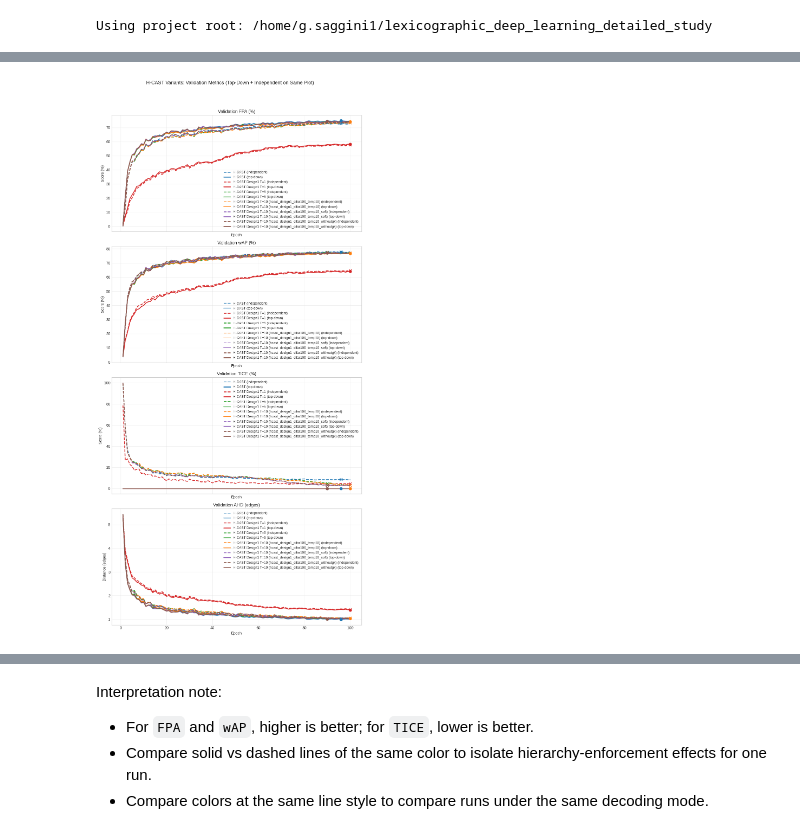
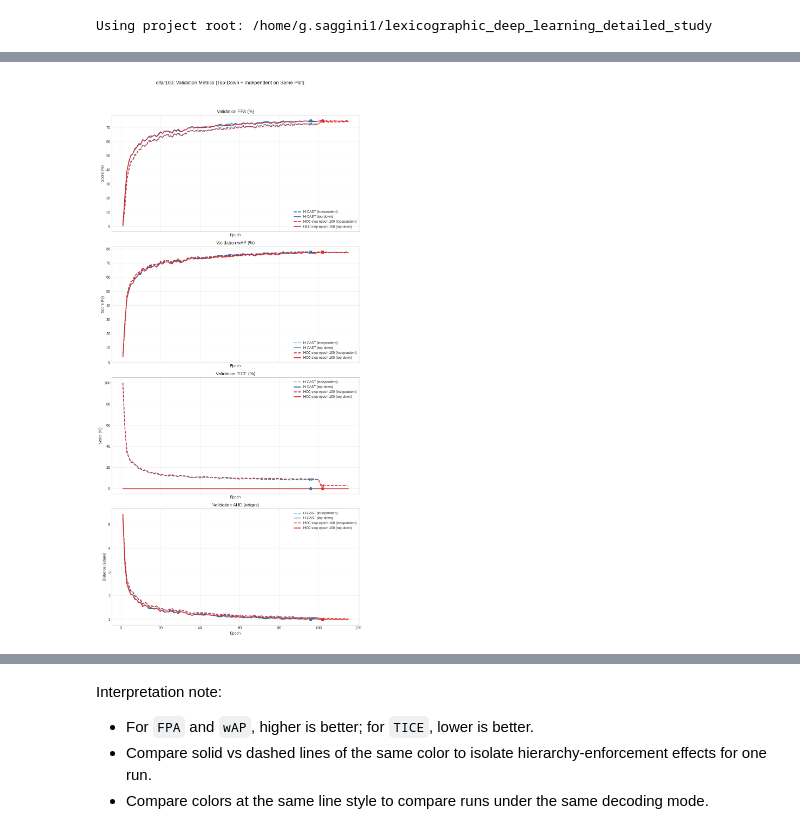
Before and after one commit to Gianma23/lexicographic_deep_learning_detailed_study, a Jupyter notebook: notebooks/hcast_analysis.ipynb, the cells around one changed output, grey strips where cells are left out. Cells and saved outputs as stored; diff of their text form; code cells hidden in the pictures.

```diff
--- a/notebooks/hcast_analysis.ipynb
+++ b/notebooks/hcast_analysis.ipynb
@@ -393,56 +531,61 @@ Metrics shown: `FPA`, `wAP`, and `TICE`.
 # %%
 metric_families = [
     ('fpa', 'Validation FPA (%)', True),
     ('weighted_ap', 'Validation wAP (%)', True),
     ('tice', 'Validation TICE (%)', True),
     ('ahd', 'Validation AHD (edges)', False),
 ]
 mode_specs = [
     ('independent', '--', 'independent', 'x'),
     ('topdown', '-', 'top-down', 'o'),
 ]
 
-fig, axes = plt.subplots(len(metric_families), 1, figsize=(10, 5 * len(metric_families)), sharex=True)
-if len(metric_families) == 1:
-    axes = [axes]
+for dataset_key in dataset_keys:
+    dataset_runs = run_data_by_dataset.get(dataset_key, [])
+    if not dataset_runs:
+        continue
 
-for ax, (metric_prefix, metric_title, is_percent) in zip(axes, metric_families):
-    for run_data in run_data_list:
-        for mode_key, line_style, mode_label, marker in mode_specs:
-            metric_key = f'{metric_prefix}_{mode_key}'
-            epochs, values = get_metric_series(run_data['epoch_events'], metric_key)
-            plot_values = values * 100.0 if is_percent else values
-            ax.plot(
-                epochs,
-                plot_values,
-                label=f"{run_data['label']} ({mode_label})",
-                color=run_data['color'],
-                linestyle=line_style,
-                linewidth=2.0,
-            )
+    fig, axes = plt.subplots(len(metric_families), 1, figsize=(10, 5 * len(metric_families)), sharex=True)
+    if len(metric_families) == 1:
+        axes = [axes]
 
-            best_event = run_data['best_epoch_event']
-            if best_event is not None:
-                best_value = float(best_event['val_metrics_norm'].get(metric_key, np.nan))
-                if np.isfinite(best_value):
-                    best_plot_value = best_value * 100.0 if is_percent else best_value
-                    ax.scatter(
-                        [best_event['epoch']],
-                        [best_plot_value],
-                        color=run_data['color'],
-                        marker=marker,
-                        s=50,
-                        zorder=4,
-                    )
+    for ax, (metric_prefix, metric_title, is_percent) in zip(axes, metric_families):
+        for run_data in dataset_runs:
+            for mode_key, line_style, mode_label, marker in mode_specs:
+                metric_key = f'{metric_prefix}_{mode_key}'
+                epochs, values = get_metric_series(run_data['epoch_events'], metric_key)
+                plot_values = values * 100.0 if is_percent else values
+                ax.plot(
+                    epochs,
+                    plot_values,
+                    label=f"{run_data['label']} ({mode_label})",
+                    color=run_data['color'],
+                    linestyle=line_style,
+                    linewidth=2.0,
+                )
 
-    ax.set_title(metric_title)
-    ax.set_xlabel('Epoch')
-    ax.set_ylabel('Score (%)' if is_percent else 'Distance (edges)')
-    ax.grid(True, alpha=0.3)
-    ax.legend(fontsize=9)
+                best_event = run_data['best_epoch_event']
+                if best_event is not None:
+                    best_value = float(best_event['val_metrics_norm'].get(metric_key, np.nan))
+                    if np.isfinite(best_value):
+                        best_plot_value = best_value * 100.0 if is_percent else best_value
+                        ax.scatter(
+                            [best_event['epoch']],
+                            [best_plot_value],
+                            color=run_data['color'],
+                            marker=marker,
+                            s=50,
+                            zorder=4,
+                        )
 
-plt.suptitle('H-CAST Variants: Validation Metrics (Top-Down + Independent on Same Plot)', y=1.03, fontsize=13)
-plt.tight_layout()
-plt.show()
+        ax.set_title(metric_title)
+        ax.set_xlabel('Epoch')
+        ax.set_ylabel('Score (%)' if is_percent else 'Distance (edges)')
+        ax.grid(True, alpha=0.3)
+        ax.legend(fontsize=9)
+
+    plt.suptitle(f'{dataset_key}: Validation Metrics (Top-Down + Independent on Same Plot)', y=1.03, fontsize=13)
+    plt.tight_layout()
+    plt.show()
 # %% [output]
-[figure, old version]
+[figure, new version]
```
Also changed, not shown: parts of 13 cells of this notebook, 12 other files.
